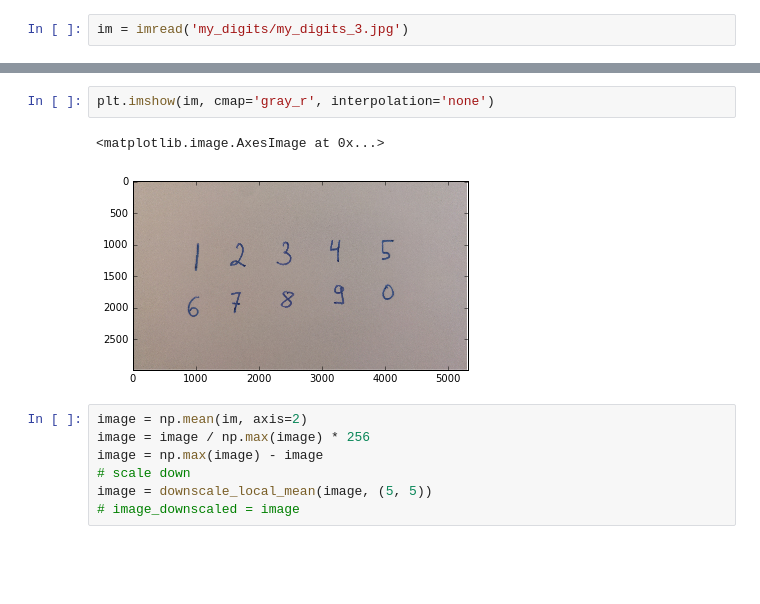
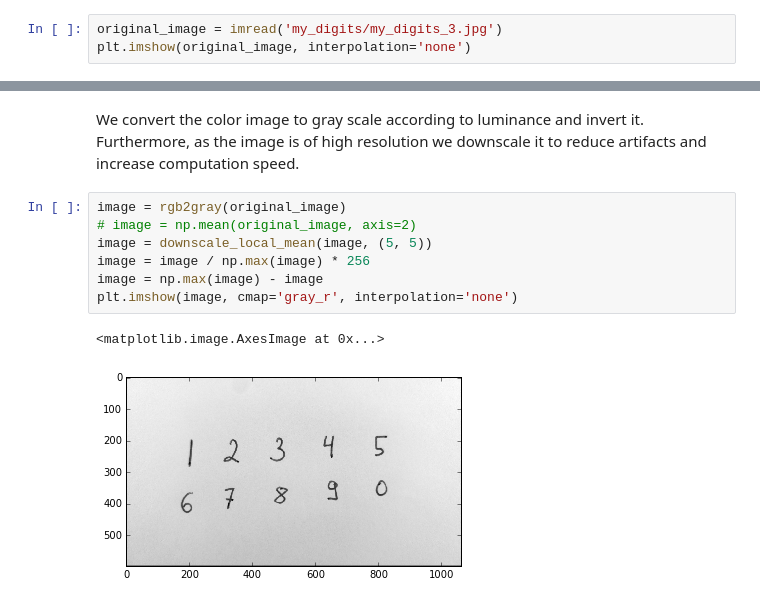
Before and after one commit to scholich/python-overview, a Jupyter notebook: find_digits_and_predict.ipynb, the cells around one changed output, grey strips where cells are left out. Saved outputs shown, nothing was run; the diff lists cells and outputs as text; blank space fills up the shorter version.

```diff
--- a/find_digits_and_predict.ipynb
+++ b/find_digits_and_predict.ipynb
@@ -32,2 +31,3 @@ from sklearn import svm
 # %%
-im = imread('my_digits/my_digits_3.jpg')
+original_image = imread('my_digits/my_digits_3.jpg')
+plt.imshow(original_image, interpolation='none')
@@ -34,12 +37,13 @@ im = imread('my_digits/my_digits_3.jpg')
-# %%
-plt.imshow(im, cmap='gray_r', interpolation='none')
-# %% [output]
-<matplotlib.image.AxesImage at 0x...>
-[figure, removed]
+# %% [markdown]
+We convert the color image to gray scale according to luminance and invert it.
+Furthermore, as the image is of high resolution we downscale it to reduce artifacts and increase computation speed.
 # %%
-image = np.mean(im, axis=2)
+image = rgb2gray(original_image)
+# image = np.mean(original_image, axis=2)
+image = downscale_local_mean(image, (5, 5))
 image = image / np.max(image) * 256
 image = np.max(image) - image
-# scale down
-image = downscale_local_mean(image, (5, 5))
-# image_downscaled = image
+plt.imshow(image, cmap='gray_r', interpolation='none')
+# %% [output]
+<matplotlib.image.AxesImage at 0x...>
+[figure, added]
```
Also changed, not shown: parts of 19 cells of this notebook, 2 other files.
